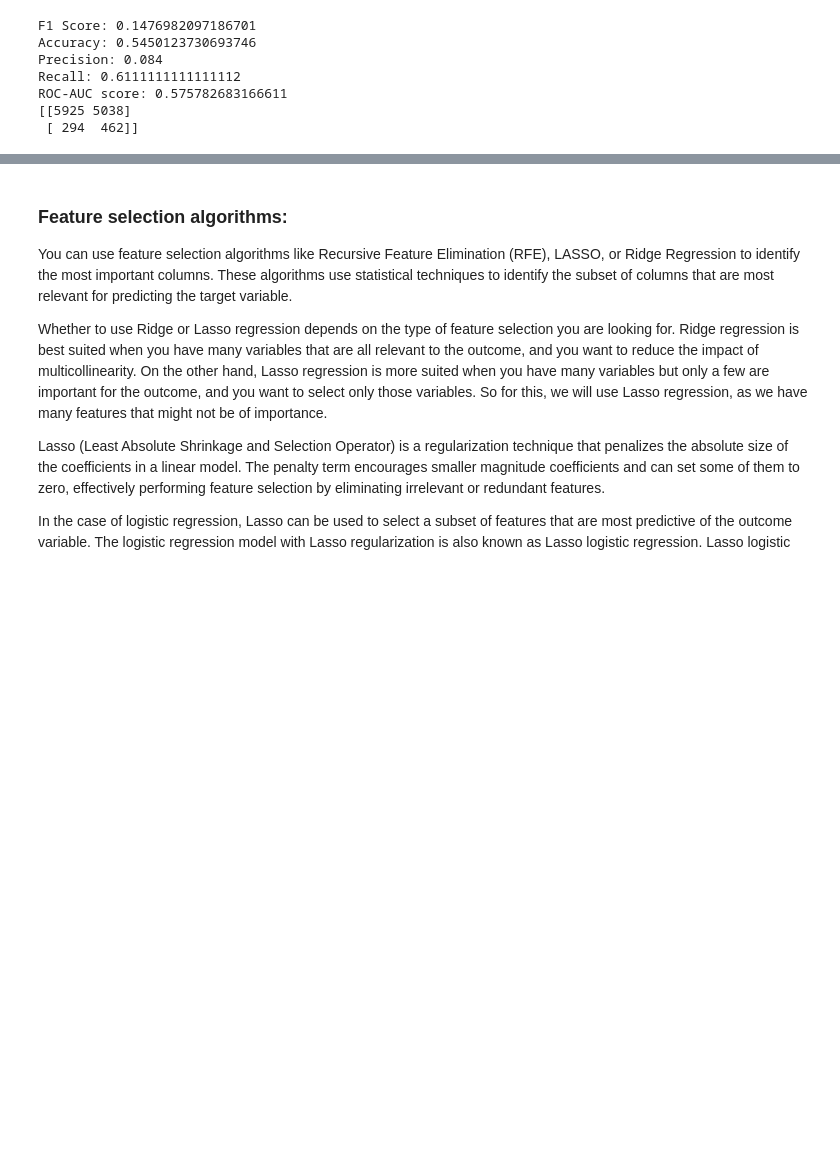
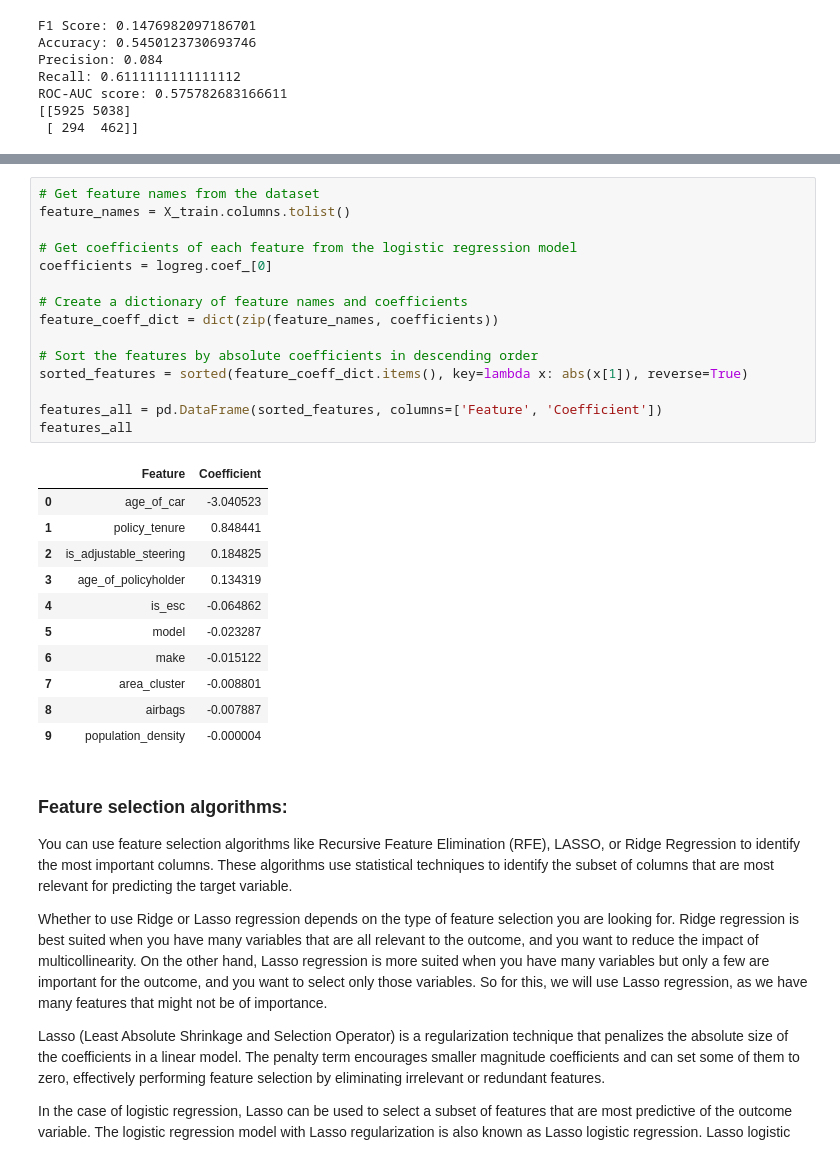
Before and after one commit to Dimedici1/Project_Car_Insurance, a Jupyter notebook: final_notebook/logistic.ipynb, the cells around one changed output, grey strips where cells are left out. Drawn from its saved outputs; the diff is of its cells as text; blank space fills up the shorter version.

```diff
--- a/final_notebook/logistic.ipynb
+++ b/final_notebook/logistic.ipynb
@@ -309,5 +399,32 @@ ROC-AUC score: 0.5668189706888056
 [[6149 4814]
  [ 323  433]]
+# %%
+# Get feature names from the dataset
+feature_names = X_train.columns.tolist()
+
+# Get coefficients of each feature from the logistic regression model
+coefficients = logreg.coef_[0]
+
+# Create a dictionary of feature names and coefficients
+feature_coeff_dict = dict(zip(feature_names, coefficients))
+
+# Sort the features by absolute coefficients in descending order
+sorted_features = sorted(feature_coeff_dict.items(), key=lambda x: abs(x[1]), reverse=True)
+
+features_all = pd.DataFrame(sorted_features, columns=['Feature', 'Coefficient'])
+features_all
+# %% [output]
+|  | Feature | Coefficient |
+| 0 | age_of_car | -3.040523 |
+| 1 | policy_tenure | 0.848441 |
+| 2 | is_adjustable_steering | 0.184825 |
+| 3 | age_of_policyholder | 0.134319 |
+| 4 | is_esc | -0.064862 |
+| 5 | model | -0.023287 |
+| 6 | make | -0.015122 |
+| 7 | area_cluster | -0.008801 |
+| 8 | airbags | -0.007887 |
+| 9 | population_density | -0.000004 |
 # %% [markdown]
 ### Feature selection algorithms:
 You can use feature selection algorithms like Recursive Feature Elimination (RFE), LASSO, or Ridge Regression to identify the most important columns. These algorithms use statistical techniques to identify the subset of columns that are most relevant for predicting the target variable.
```
Also changed, not shown: parts of 21 cells of this notebook, 1 other file.
